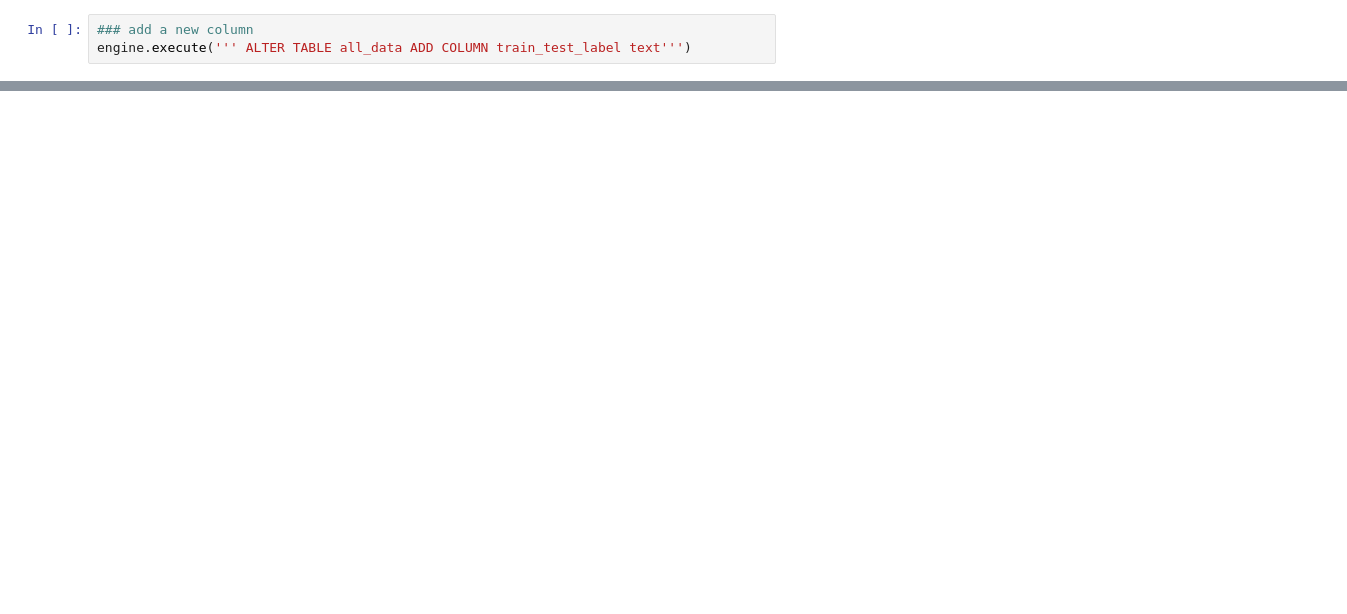
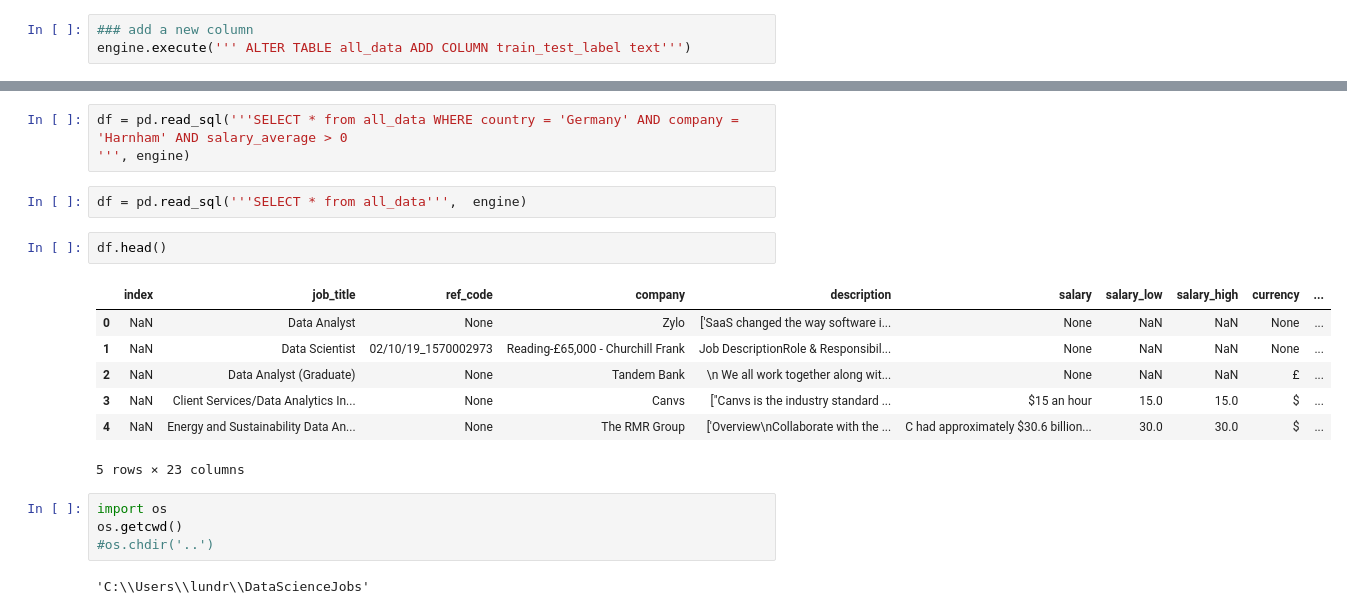
Before and after one commit to jamobe/DataScienceJobs, a Jupyter notebook: SQL/DatabaseAdditionsWorkflow.ipynb, the cells around one changed output, grey strips where cells are left out. Drawn from its saved outputs; the diff is of its cells as text; blank space fills up the shorter version.

```diff
--- a/SQL/DatabaseAdditionsWorkflow.ipynb
+++ b/SQL/DatabaseAdditionsWorkflow.ipynb
@@ -154,0 +167,21 @@ engine.execute(''' ALTER TABLE all_data ADD COLUMN train_test_label text''')
+# %%
+df = pd.read_sql('''SELECT * from all_data WHERE country = 'Germany' AND company = 'Harnham' AND salary_average > 0
+''', engine)
+# %%
+df = pd.read_sql('''SELECT * from all_data''',  engine)
+# %%
+df.head()
+# %% [output]
+|  | index | job_title | ref_code | company | description | salary | salary_low | salary_high | currency | ... |
+| 0 | NaN | Data Analyst | None | Zylo | ['SaaS changed the way software i... | None | NaN | NaN | None | ... |
+| 1 | NaN | Data Scientist | 02/10/19_1570002973 | Reading-£65,000 - Churchill Frank | Job DescriptionRole & Responsibil... | None | NaN | NaN | None | ... |
+| 2 | NaN | Data Analyst (Graduate) | None | Tandem Bank | \n We all work together along wit... | None | NaN | NaN | £ | ... |
+| 3 | NaN | Client Services/Data Analytics In... | None | Canvs | ["Canvs is the industry standard ... | $15 an hour | 15.0 | 15.0 | $ | ... |
+| 4 | NaN | Energy and Sustainability Data An... | None | The RMR Group | ['Overview\nCollaborate with the ... | C had approximately $30.6 billion... | 30.0 | 30.0 | $ | ... |
+5 rows × 23 columns
+# %%
+import os
+os.getcwd()
+#os.chdir('..')
+# %% [output]
+'C:\\Users\\lundr\\DataScienceJobs'
```
Also changed, not shown: parts of 14 cells of this notebook, 2 other files.
